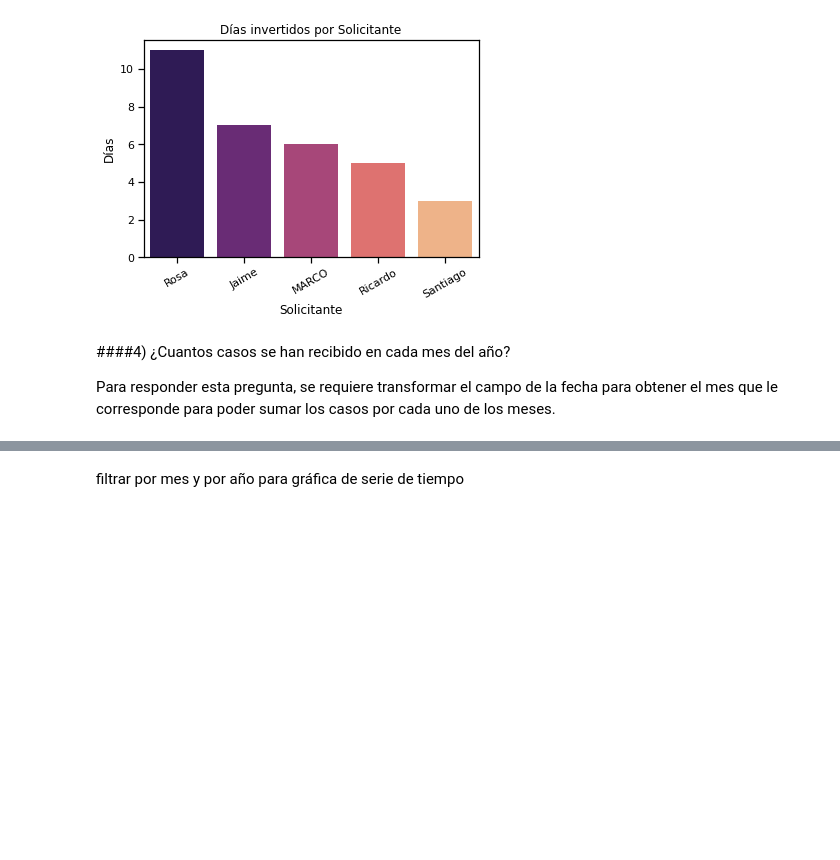
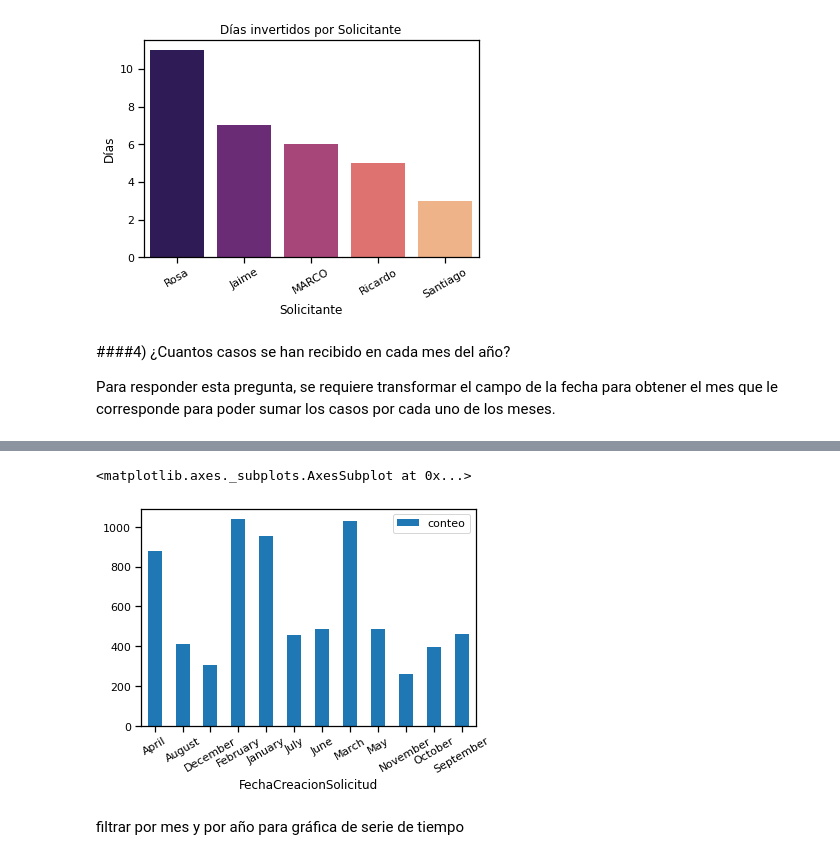
Before and after one commit to earandir/Data-Analyst, a Jupyter notebook: Modulo04/CheckPoint/Proyecto_CheckPoint.ipynb, the cells around one changed output, grey strips where cells are left out. Drawn from its saved outputs; the diff is of its cells as text; code cells hidden in the pictures; blank space fills up the shorter version.

```diff
--- a/Modulo04/CheckPoint/Proyecto_CheckPoint.ipynb
+++ b/Modulo04/CheckPoint/Proyecto_CheckPoint.ipynb
@@ -186,13 +186,14 @@ sns.set_context('notebook')
 Para responder esta pregunta, se requiere transformar el campo de la fecha para obtener el mes que le corresponde para poder sumar los casos por cada uno de los meses.
 # %%
 soporte_externo = registros.loc[registros['Categoria'] == 'Soporte Externo']
-soporte_externo['FechaCreacionSolicitud'] = soporte_externo['FechaCreacionSolicitud'].apply(lambda x: x.strftime('%B'))
+soporte_externo['MesCreacion'] = soporte_externo['FechaCreacionSolicitud'].apply(lambda x: x.strftime('%B'))
+soporte_externo['YearCreacion'] = soporte_externo['FechaCreacionSolicitud'].apply(lambda x: x.strftime('%Y'))
 
-soporte_externo = soporte_externo.groupby('FechaCreacionSolicitud') \
+soporte_grouped = soporte_externo.groupby(['YearCreacion','MesCreacion']) \
   .agg(conteo=('FechaCreacionSolicitud', 'size')) \
   .reset_index()
 
-soporte_externo.plot.bar(x='FechaCreacionSolicitud', y='conteo', rot=0)
+soporte_grouped
 # %% [output]
 A value is trying to be set on a copy of a slice from a DataFrame.
 Try using .loc[row_indexer,col_indexer] = value instead
@@ -203,3 +225,8 @@ See the caveats in the documentation: https://pandas.pydata.org/pandas-docs/stab
+# %%
+soporte_grouped.plot.bar(x='FechaCreacionSolicitud', y='conteo', rot=30)
+# %% [output]
+<matplotlib.axes._subplots.AxesSubplot at 0x...>
+[figure, added]
 # %% [markdown]
 filtrar por mes y por año para gráfica de serie de tiempo
 # %% [markdown]
```
Also changed, not shown: parts of 1 cell of this notebook.
